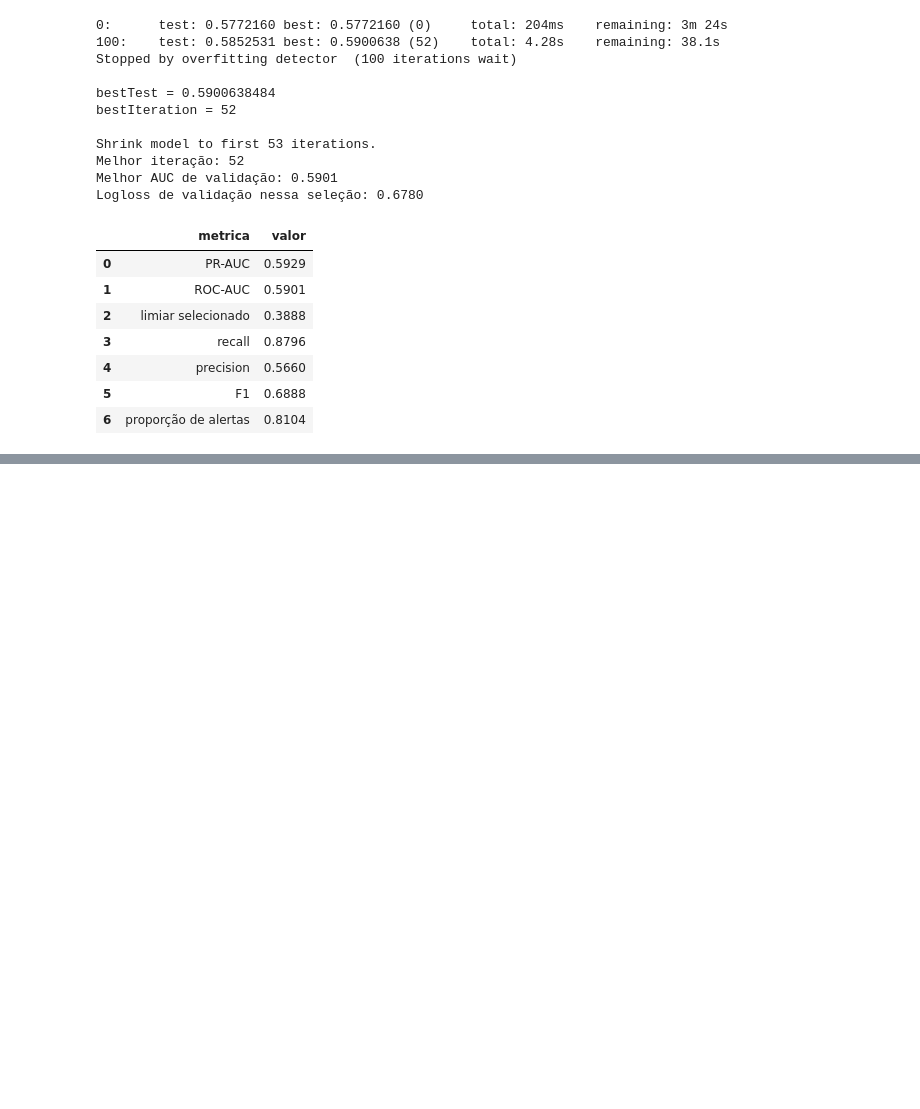
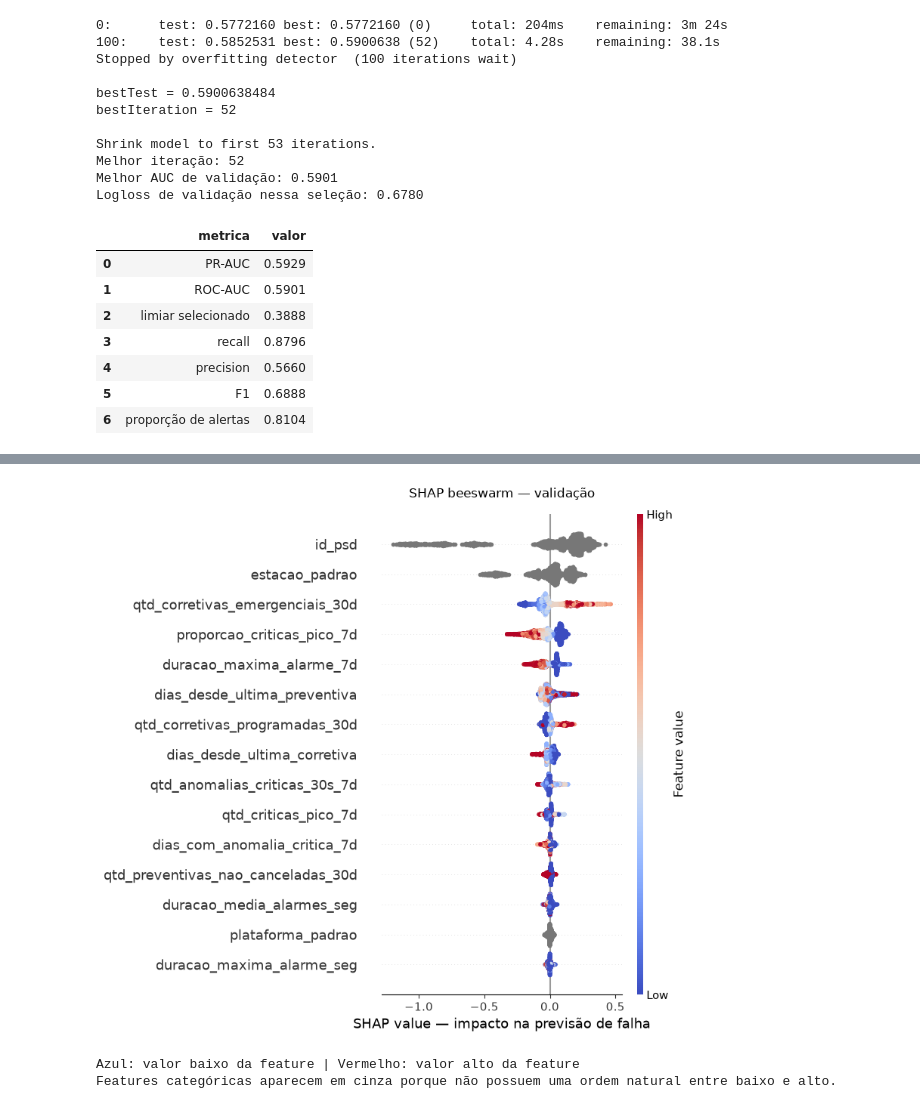
Before and after one commit to joaocardosodias/Lumem, a Jupyter notebook: src/modelo-07/03_treinamento_cat.ipynb, the cells around one changed output, grey strips where cells are left out. Cells and saved outputs as stored; diff of their text form; code cells hidden in the pictures; blank space fills up the shorter version.

```diff
--- a/src/modelo-07/03_treinamento_cat.ipynb
+++ b/src/modelo-07/03_treinamento_cat.ipynb
@@ -247,0 +409,27 @@ display(metricas_validacao)
+# %%
+import shap
+
+X_validacao_shap = X_validacao.copy()
+for coluna in features_categoricas:
+    X_validacao_shap[coluna] = np.nan
+
+shap.summary_plot(
+    shap_features,
+    X_validacao_shap,
+    feature_names=features_modelo,
+    plot_type="dot",
+    max_display=15,
+    cmap=plt.get_cmap("coolwarm"),
+    show=False,
+)
+plt.title("SHAP beeswarm — validação", pad=16)
+plt.xlabel("SHAP value — impacto na previsão de falha")
+plt.tight_layout()
+plt.show()
+
+print("Azul: valor baixo da feature | Vermelho: valor alto da feature")
+print("Features categóricas aparecem em cinza porque não possuem uma ordem natural entre baixo e alto.")
+# %% [output]
+[figure, added]
+Azul: valor baixo da feature | Vermelho: valor alto da feature
+Features categóricas aparecem em cinza porque não possuem uma ordem natural entre baixo e alto.
```
Also changed, not shown: parts of 3 cells of this notebook.
